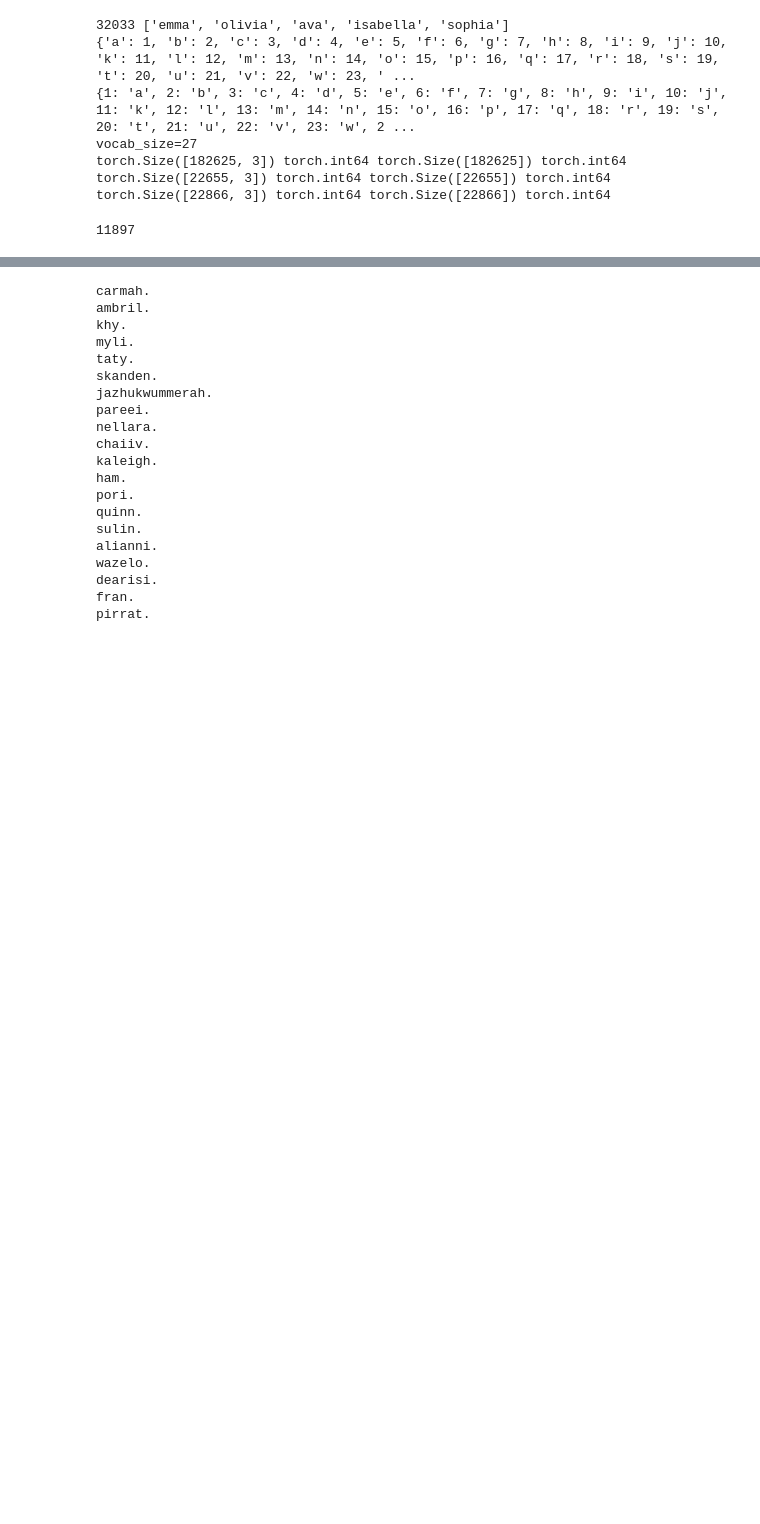
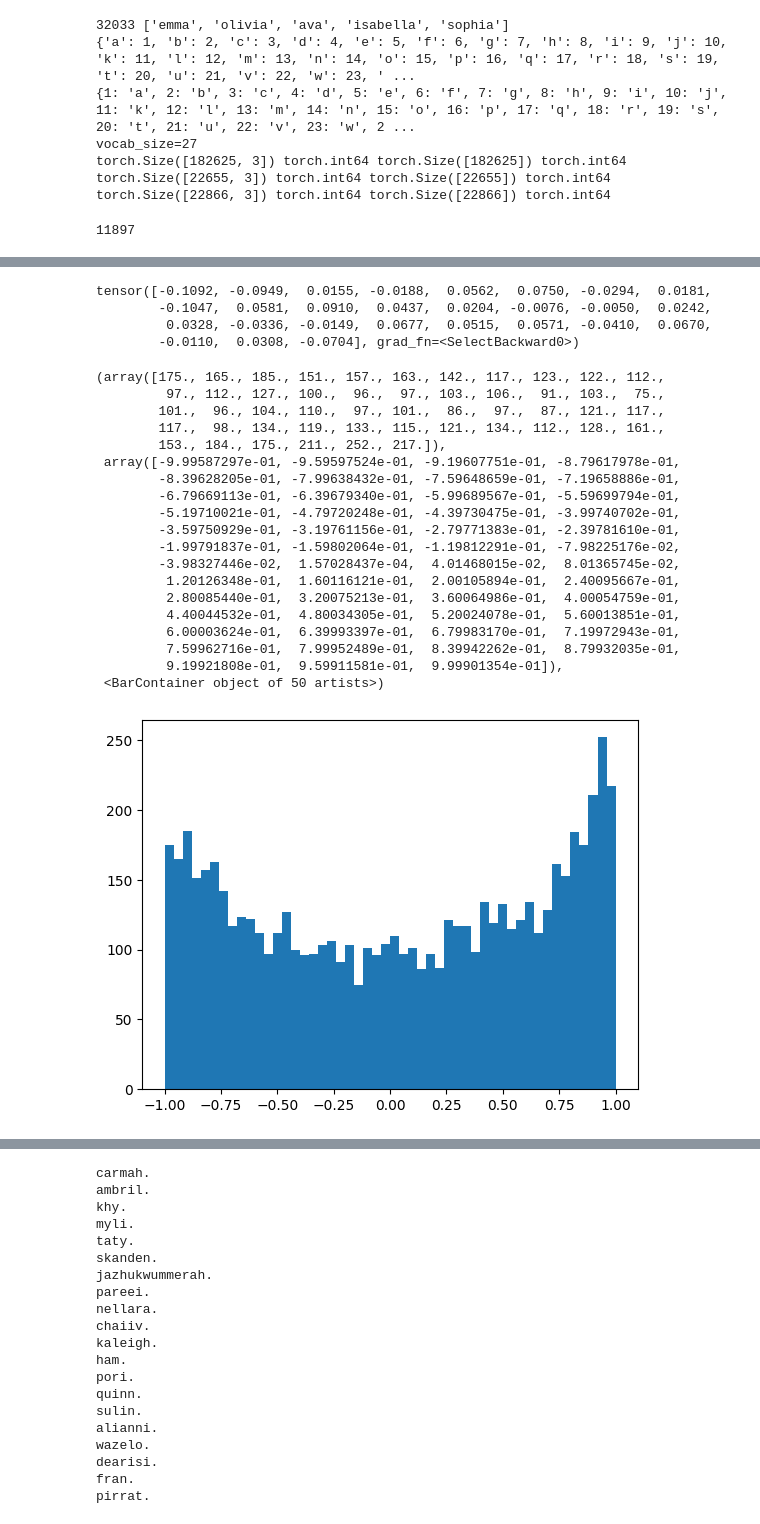
Before and after one commit to niuers/makemore, a Jupyter notebook: makemore.ipynb, the cells around one changed output, grey strips where cells are left out. Saved outputs shown, nothing was run; the diff lists cells and outputs as text; code cells hidden in the pictures; blank space fills up the shorter version.

```diff
--- a/makemore.ipynb
+++ b/makemore.ipynb
@@ -706,0 +715,36 @@ print(loss.item())
+# %%
+# Investigate the logits
+logits[0] #want this to be all close to 0 to reduce entropy, so the algo starts with a resonably small loss
+# %% [output]
+tensor([-0.1092, -0.0949,  0.0155, -0.0188,  0.0562,  0.0750, -0.0294,  0.0181,
+        -0.1047,  0.0581,  0.0910,  0.0437,  0.0204, -0.0076, -0.0050,  0.0242,
+         0.0328, -0.0336, -0.0149,  0.0677,  0.0515,  0.0571, -0.0410,  0.0670,
+        -0.0110,  0.0308, -0.0704], grad_fn=<SelectBackward0>)
+# %%
+# Investigate the values of h
+# saturation of h: lots of 1 and -1
+# t = tanh(x)
+# dt/dx = (1-t^2) , this kills gradient when t is -1/1 and stops the backpropagation through this unit.
+# You can see that the gradient through tanh can only decrease
+plt.hist(h.view(-1).tolist(), 50)
+# %% [output]
+(array([175., 165., 185., 151., 157., 163., 142., 117., 123., 122., 112.,
+         97., 112., 127., 100.,  96.,  97., 103., 106.,  91., 103.,  75.,
+        101.,  96., 104., 110.,  97., 101.,  86.,  97.,  87., 121., 117.,
+        117.,  98., 134., 119., 133., 115., 121., 134., 112., 128., 161.,
+        153., 184., 175., 211., 252., 217.]),
+ array([-9.99587297e-01, -9.59597524e-01, -9.19607751e-01, -8.79617978e-01,
+        -8.39628205e-01, -7.99638432e-01, -7.59648659e-01, -7.19658886e-01,
+        -6.79669113e-01, -6.39679340e-01, -5.99689567e-01, -5.59699794e-01,
+        -5.19710021e-01, -4.79720248e-01, -4.39730475e-01, -3.99740702e-01,
+        -3.59750929e-01, -3.19761156e-01, -2.79771383e-01, -2.39781610e-01,
+        -1.99791837e-01, -1.59802064e-01, -1.19812291e-01, -7.98225176e-02,
+        -3.98327446e-02,  1.57028437e-04,  4.01468015e-02,  8.01365745e-02,
+         1.20126348e-01,  1.60116121e-01,  2.00105894e-01,  2.40095667e-01,
+         2.80085440e-01,  3.20075213e-01,  3.60064986e-01,  4.00054759e-01,
+         4.40044532e-01,  4.80034305e-01,  5.20024078e-01,  5.60013851e-01,
+         6.00003624e-01,  6.39993397e-01,  6.79983170e-01,  7.19972943e-01,
+         7.59962716e-01,  7.99952489e-01,  8.39942262e-01,  8.79932035e-01,
+         9.19921808e-01,  9.59911581e-01,  9.99901354e-01]),
+ <BarContainer object of 50 artists>)
+[figure, added]
```
Also changed, not shown: parts of 13 cells of this notebook.
